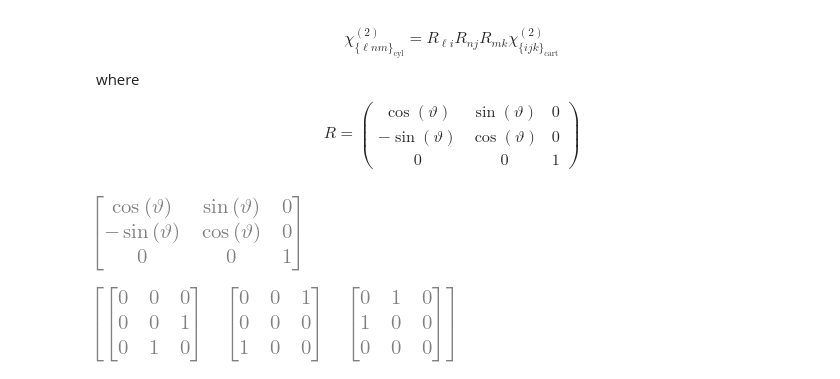
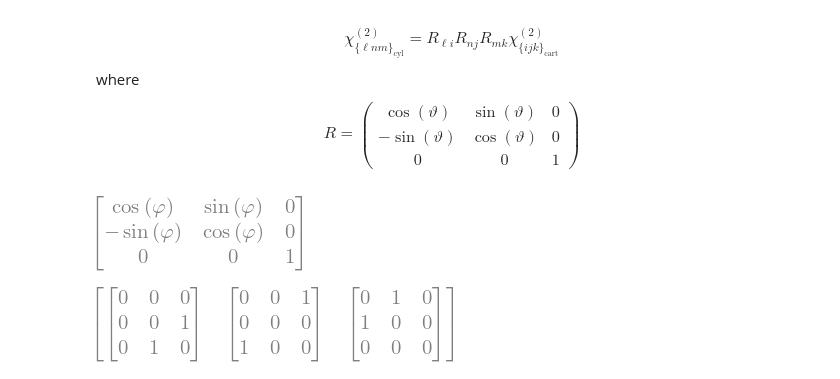
Before and after one commit to toftul/tensors-in-curvilinear-coordinates, a Jupyter notebook: chi2.ipynb, the cells around one changed output. Cells and saved outputs as stored; diff of their text form; code cells hidden in the pictures.

Commit message:
theta -> phi

```diff
--- a/chi2.ipynb
+++ b/chi2.ipynb
@@ -18,15 +18,15 @@ $$
 from sympy import *
 init_printing()
 # %%
-i, j, k, l, m, n, theta = symbols('i j k l m n \\vartheta')
+i, j, k, l, m, n, phi = symbols('i j k l m n \\varphi')
 # %%
 R = Matrix([
-    [cos(theta), sin(theta), 0],
-    [-sin(theta), cos(theta), 0],
+    [cos(phi), sin(phi), 0],
+    [-sin(phi), cos(phi), 0],
     [0, 0, 1]])
 R
 # %% [output]
-[figure, old version]
+[figure, new version]
 # %%
 chi2 = Array([
     [
```
